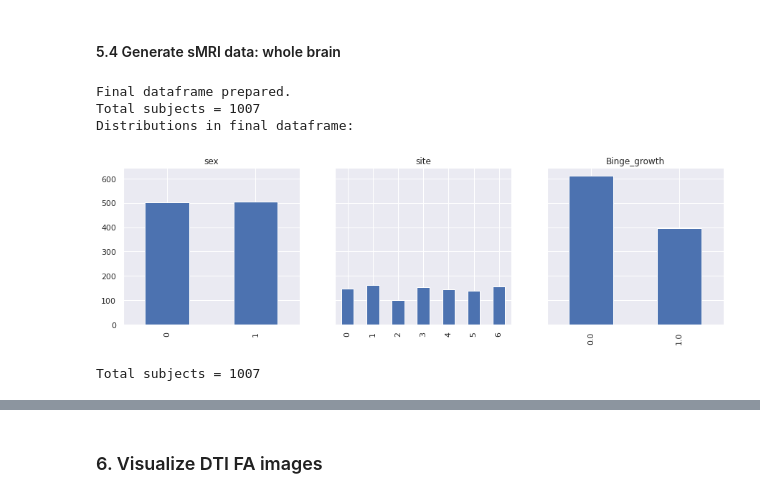
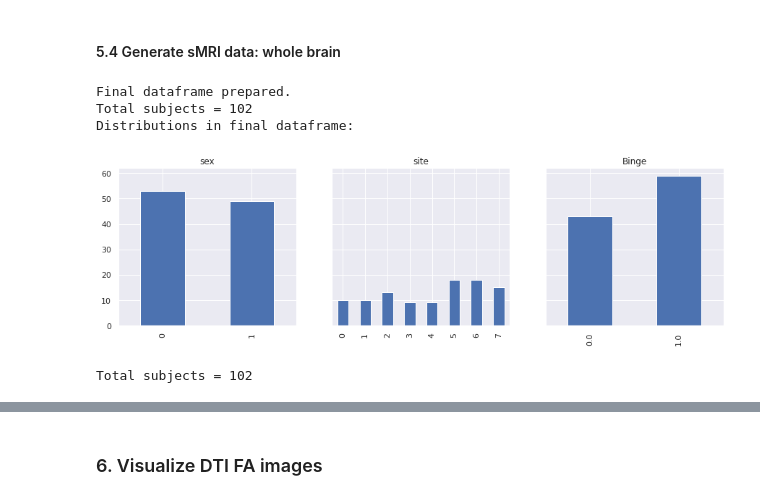
Before and after one commit to RoshanRane/ML_for_IMAGEN, a Jupyter notebook: dataset-preprocessing.ipynb, the cells around one changed output, grey strips where cells are left out. Saved outputs shown, nothing was run; the diff lists cells and outputs as text; code cells hidden in the pictures.

```diff
--- a/dataset-preprocessing.ipynb
+++ b/dataset-preprocessing.ipynb
@@ -591,19 +591,34 @@ plt.show()
 # %% [markdown]
 #### 5.4 Generate sMRI data: whole brain
 # %%
-from imagen_dataloader import Imagen
+from imagen_dataloader import *
 VIZ=False
+csv="ESPAD_FU3"
+col="19a"
+binarize, class0, class1 = True, 3, 6
+y_name="Binge"
+MRI_tp="FU3"
+holdout=True
+
 d = Imagen()
-# d.plot_demographics()
-dfq = pd.read_csv(qs["ESPAD_GM_FINE"], usecols=["ID", "cluster"])
-d.load_label(dfq, col="cluster", viz=VIZ, binarize=True, class0=2, class1=6, y_colname='Binge_growth')
+if holdout:
+    d.df = d.df_holdout
+    d.df_out = pd.DataFrame(index=d.df_holdout.index)
+# display(d.plot_demographics())
+
+dfq = pd.read_csv(qs[csv], usecols=["User code", col], dtype={"User code":str})
+dfq["ID"] = dfq["User code"].str.replace("-C", "").replace("-I", "").astype(int)
+dfq = dfq.drop("User code", axis=1)
+d.load_label(dfq, col=col, viz=VIZ,
+             binarize=binarize, class0=class0, class1=class1,
+             y_colname=y_name)
 # drop the subjects not in all tp subset
-d.prepare_X("BL", mri_col="path_fs-r1-MNInl_T1w", viz=VIZ) # .*thickness.*
+d.prepare_X(MRI_tp, mri_col="path_fs-r1-MNInl_T1w", viz=VIZ) # .*thickness.*
 # select subjects that have at least 2 data points for growth curve estimation
 d.final_df_plot()
 # %% [output]
 Final dataframe prepared.
-Total subjects = 1007
+Total subjects = 102
 Distributions in final dataframe:
-[figure, old version]
+[figure, new version]
-Total subjects = 1007
+Total subjects = 102
```
Also changed, not shown: parts of 3 cells of this notebook, 11 other files.
